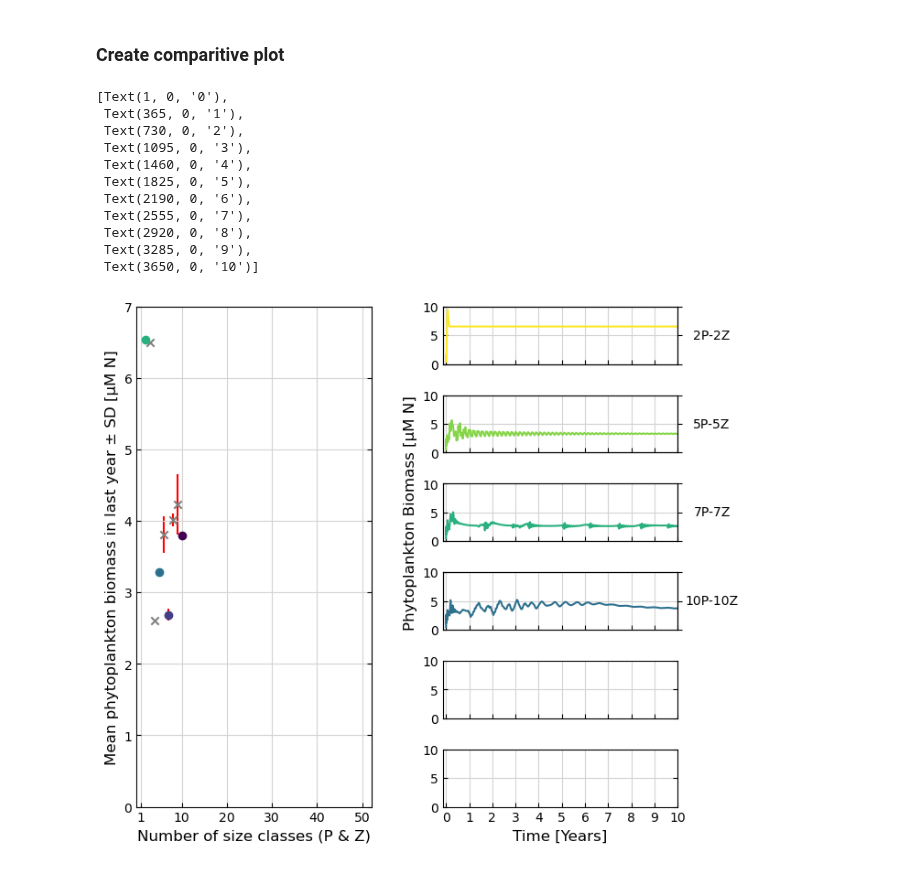
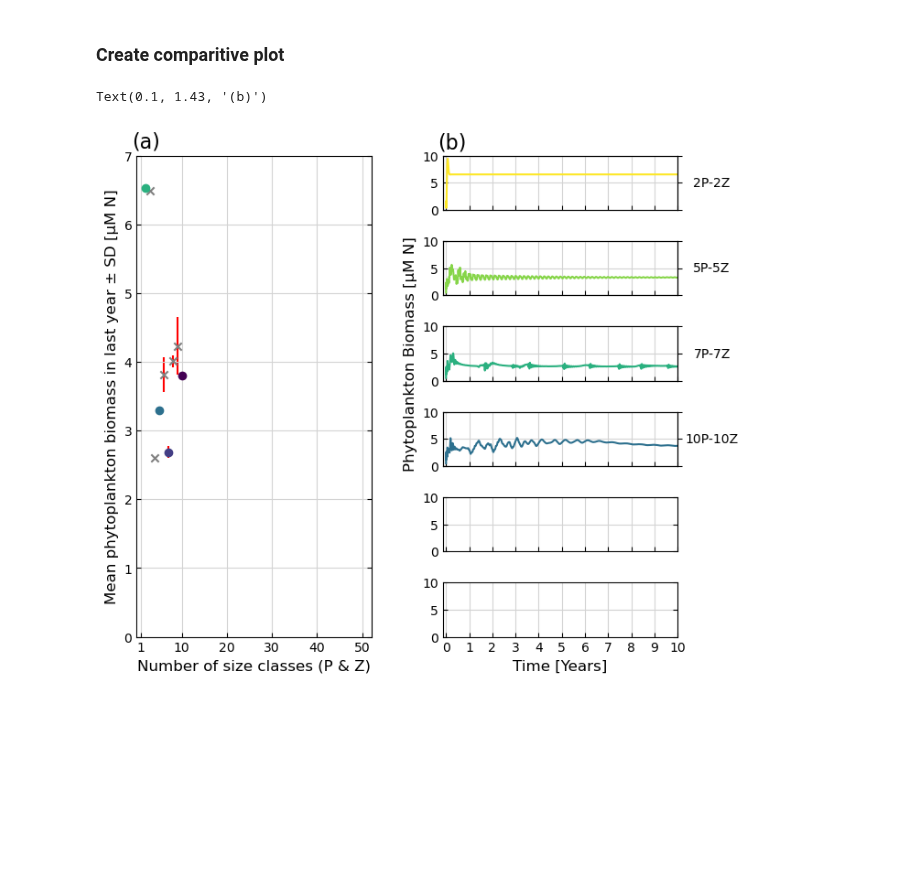
Before and after one commit to ben1post/phydra, a Jupyter notebook: notebooks/3_NPxZx_SizeBased_ModelApplication.ipynb, the cells around one changed output. Drawn from its saved outputs; the diff is of its cells as text; code cells hidden in the pictures; blank space fills up the shorter version.

```diff
--- a/notebooks/3_NPxZx_SizeBased_ModelApplication.ipynb
+++ b/notebooks/3_NPxZx_SizeBased_ModelApplication.ipynb
@@ -433,42 +433,38 @@ labels = ["2P-2Z","5P-5Z","7P-7Z","10P-10Z","25P-25Z","50P-50Z"]
 
 for _ax, _index, _col, _label in zip(axes, phytolist, col_list[::-1], labels):
     # Plots of total biomass over time for 5 example clone sizes
     _ax.plot(phyto_biomass[_index], color=_col)
     _tx = _ax.twinx()
     _tx.set_ylabel(_label, rotation=0, labelpad=20, va="center")
     _tx.set_yticklabels([])
 
 r3.set_ylabel("Phytoplankton Biomass [µM N]", size="large")
 
 r6.set_xlabel("Time [Years]", size="large")
 
 left.set_axisbelow(True)
 
 for ax in (r1, r2, r3, r4, r5, r6):
     ax.set_ylim(0,10)
     ax.set_axisbelow(True)
 
 for ax in (r1, r2, r3, r4, r5):
     ax.set_xticklabels([])
 
 
 xlim = (-50, 365*9+365)
 
 plt.setp(axes, xticks=[1,365,2*365,3*365,4*365,5*365,6*365,7*365,8*365,9*365,10*365])
 
 plt.setp(axes, xlim=xlim)
 
 r6.set_xticklabels(labels=[i for i in range(0,11)])
+
+# add subplot labels
+left.text(0.1, 1.05, "(a)", transform=left.transAxes,
+      fontsize=16, fontweight='normal', va='top', ha='right')
+r1.text(0.1, 1.43, "(b)", transform=r1.transAxes,
+      fontsize=16, fontweight='normal', va='top', ha='right')
 # %% [output]
-[Text(1, 0, '0'),
- Text(365, 0, '1'),
- Text(730, 0, '2'),
- Text(1095, 0, '3'),
- Text(1460, 0, '4'),
- Text(1825, 0, '5'),
- Text(2190, 0, '6'),
- Text(2555, 0, '7'),
- Text(2920, 0, '8'),
- Text(3285, 0, '9'),
- Text(3650, 0, '10')]
+Text(0.1, 1.43, '(b)')
-[figure, old version]
+[figure, new version]
```
Also changed, not shown: 2 other files.
